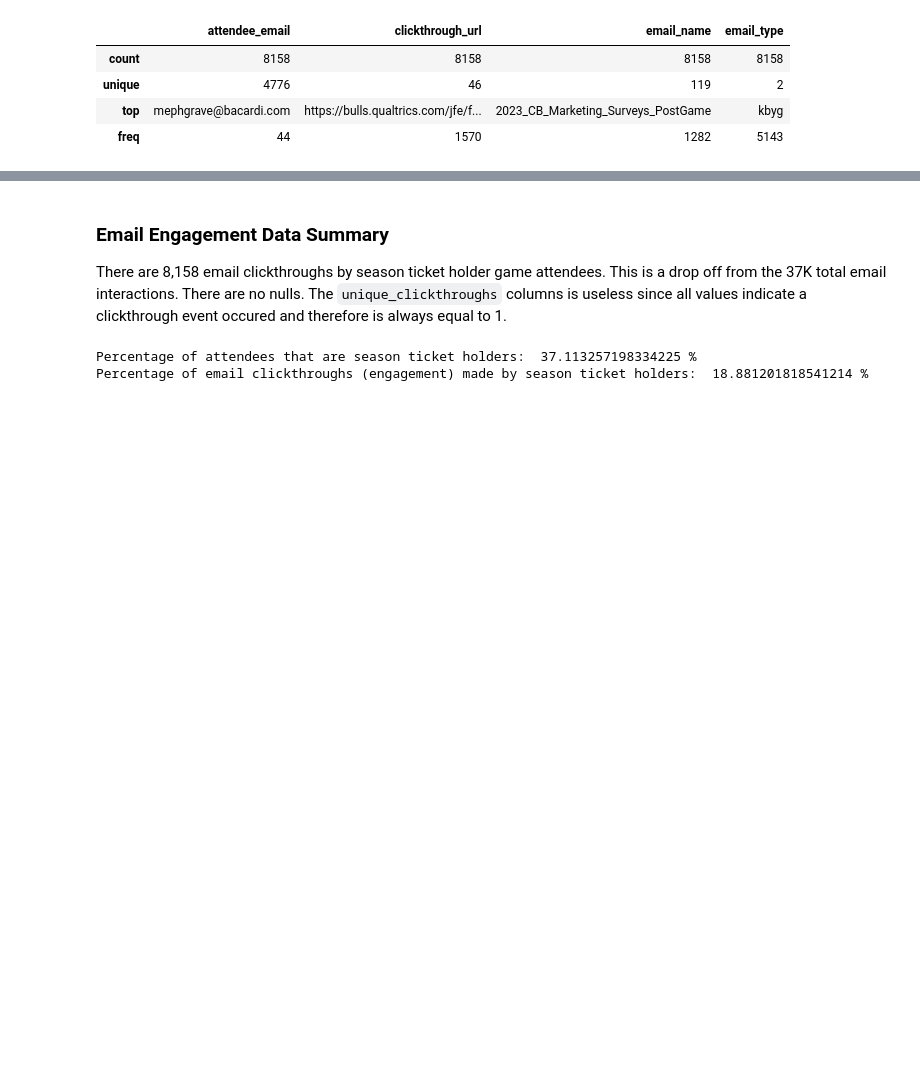
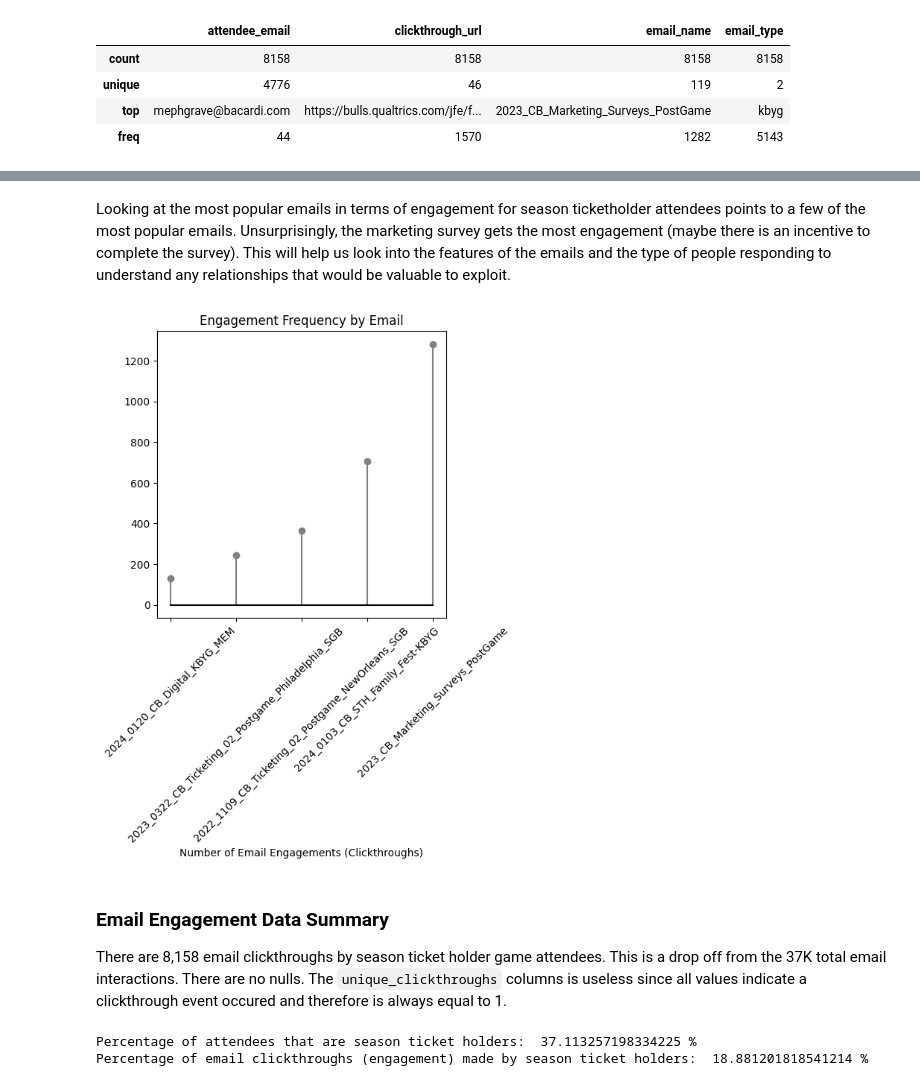
Before and after one commit to mathewj1/acl_spring_24_bulls2, a Jupyter notebook: notebooks/data_eda.ipynb, the cells around one changed output, grey strips where cells are left out. Cells and saved outputs as stored; diff of their text form; code cells hidden in the pictures; blank space fills up the shorter version.

Commit message:
cleaned up data cleaning for assignment

```diff
--- a/notebooks/data_eda.ipynb
+++ b/notebooks/data_eda.ipynb
@@ -258,3 +307,17 @@ df_season_emails.describe(include=['O'])
+# %% [markdown]
+Looking at the most popular emails in terms of engagement for season ticketholder attendees points to a few of the most popular emails. Unsurprisingly, the marketing survey gets the most engagement (maybe there is an incentive to complete the survey). This will help us look into the features of the emails and the type of people responding to understand any relationships that would be valuable to exploit.
+# %%
+data_sorted = df_season_emails.groupby("email_name").count()['season'].reset_index().sort_values(by='season', ascending=True).tail(5)
+
+
+plt.figure(figsize=(5, 5))
+plt.stem(data_sorted['email_name'], data_sorted['season'], linefmt="grey", basefmt="black")
+plt.xlabel('Number of Email Engagements (Clickthroughs)')
+plt.xticks(rotation=45)  # Rotates labels to 45 degrees, use 90 for vertical labels
+plt.title('Engagement Frequency by Email')
+plt.show()
+# %% [output]
+[figure, added]
 # %% [markdown]
 ### Email Engagement Data Summary
 
```
Also changed, not shown: parts of 13 cells of this notebook, 7 other files.
